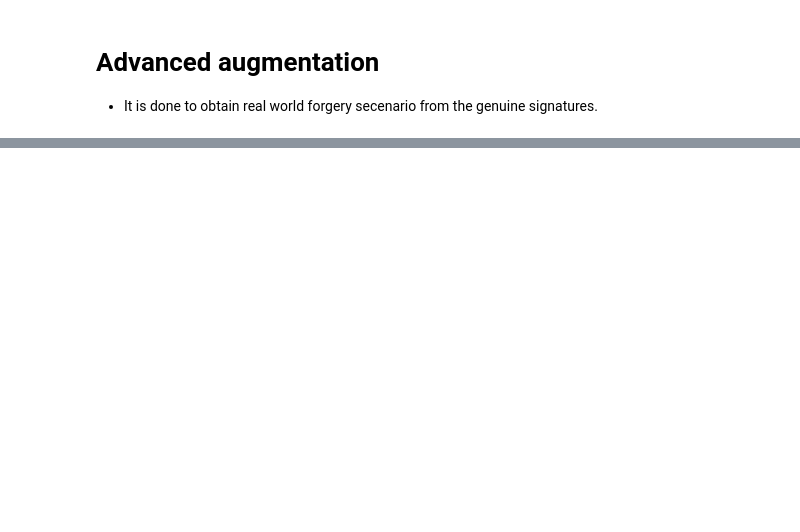
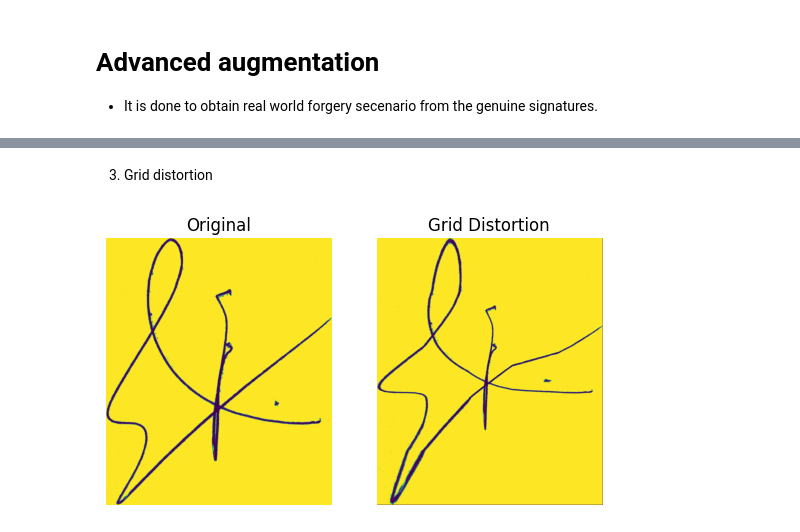
Before and after one commit to PrajwalChaudhary25/signature_verification, a Jupyter notebook: Notebooks/Advanced_augmentations.ipynb, the cells around one changed output, grey strips where cells are left out. Saved outputs shown, nothing was run; the diff lists cells and outputs as text; code cells hidden in the pictures; blank space fills up the shorter version.

```diff
--- a/Notebooks/Advanced_augmentations.ipynb
+++ b/Notebooks/Advanced_augmentations.ipynb
@@ -81,0 +83,20 @@ plt.show()
+# %% [markdown]
+3. Grid distortion
+# %%
+from albumentations import GridDistortion
+
+plt.subplot(1,2,1)
+plt.imshow(image)
+plt.title('Original')
+plt.axis('off')
+
+plt.subplot(1,2,2)
+transform = GridDistortion(num_steps=5, distort_limit=0.6, p=1.0)
+augmented = transform(image=image)['image']
+plt.imshow(augmented)
+plt.title('Grid Distortion')
+plt.axis('off')
+
+plt.show()
+# %% [output]
+[figure, added]
```
Also changed, not shown: parts of 7 cells of this notebook.
